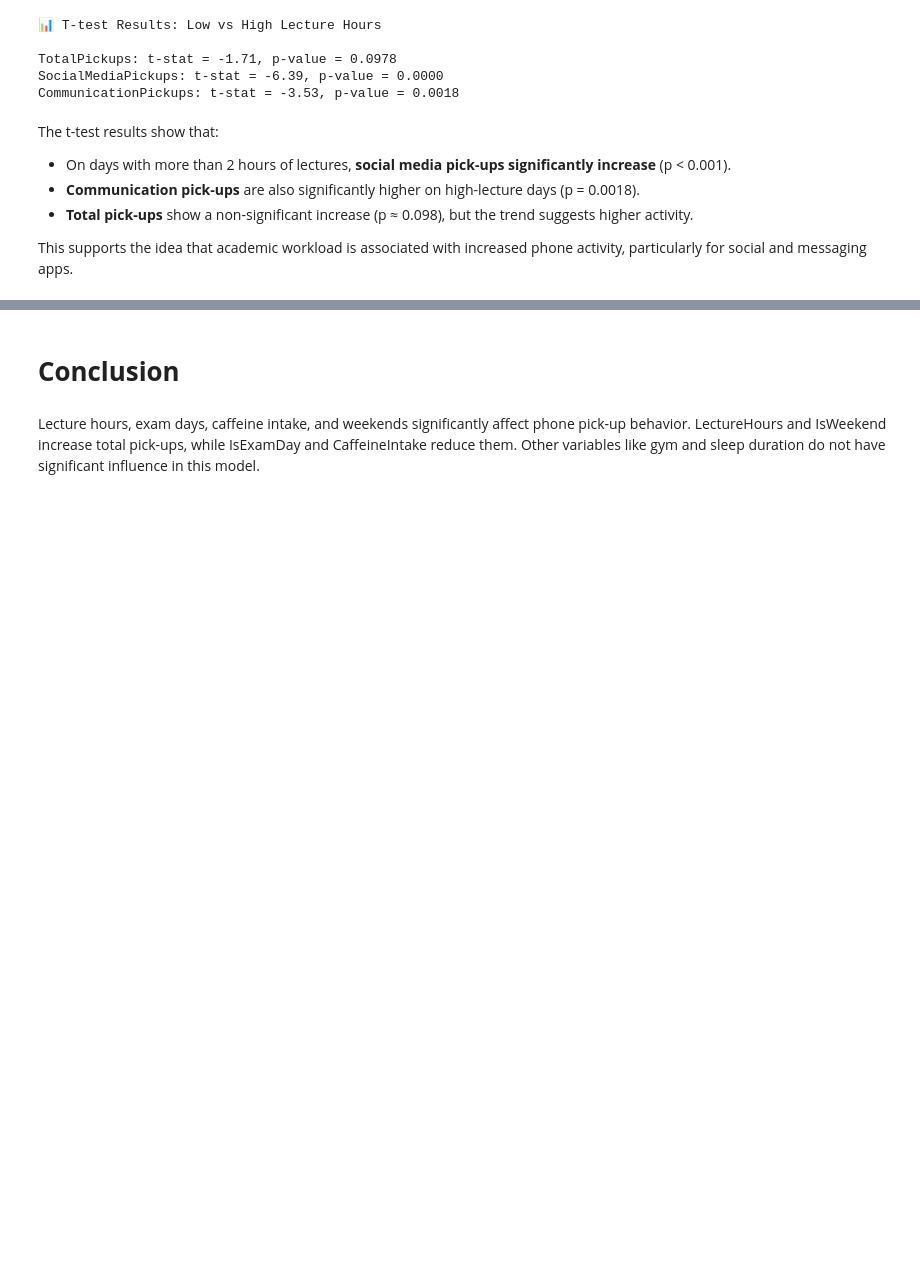
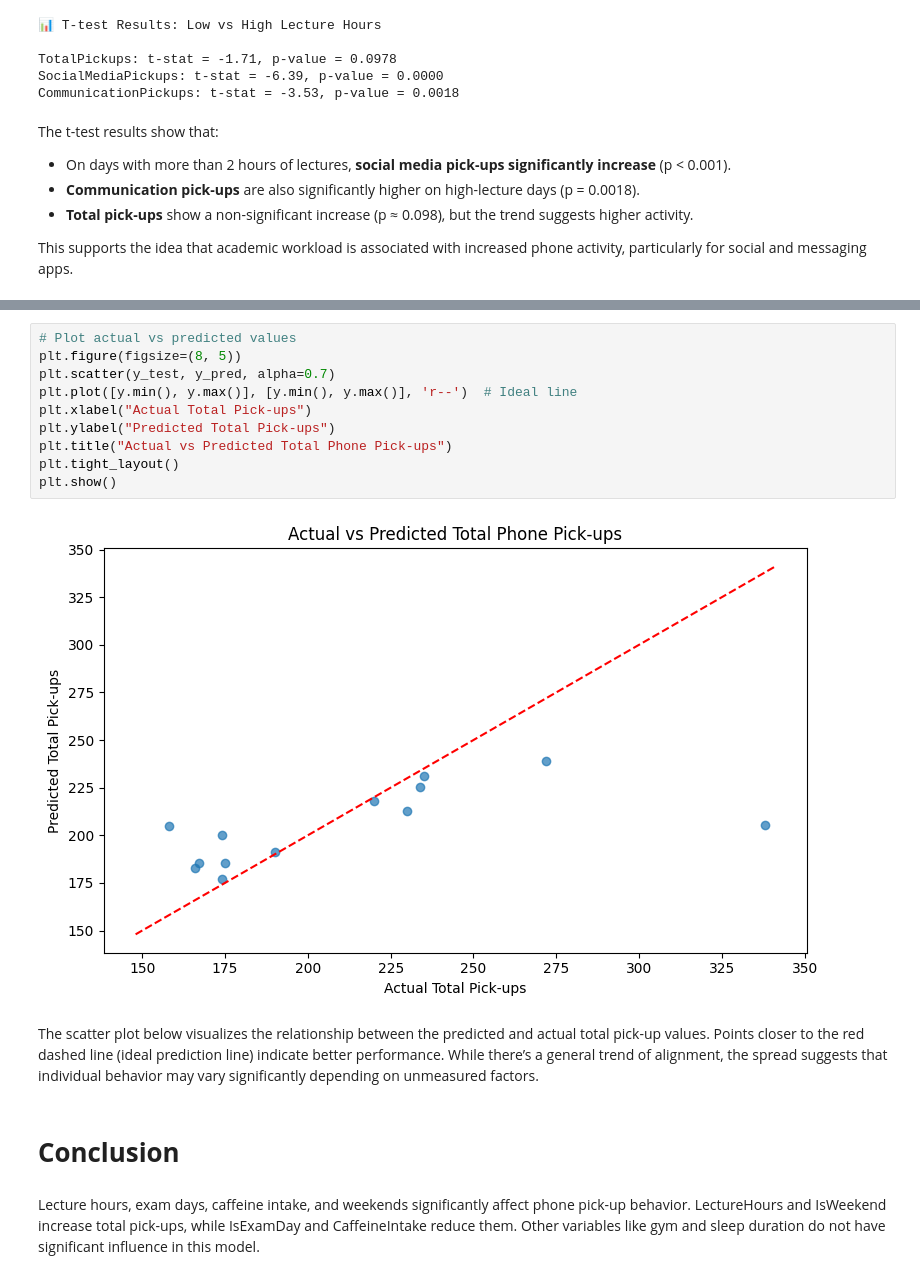
Before and after one commit to Yigidosantos9/DSA210-Term-Project, a Jupyter notebook: main.ipynb, the cells around one changed output, grey strips where cells are left out. Drawn from its saved outputs; the diff is of its cells as text; blank space fills up the shorter version.

```diff
--- a/main.ipynb
+++ b/main.ipynb
@@ -394,3 +446,17 @@ This supports the idea that academic workload is associated with increased phone
+# %%
+# Plot actual vs predicted values
+plt.figure(figsize=(8, 5))
+plt.scatter(y_test, y_pred, alpha=0.7)
+plt.plot([y.min(), y.max()], [y.min(), y.max()], 'r--')  # Ideal line
+plt.xlabel("Actual Total Pick-ups")
+plt.ylabel("Predicted Total Pick-ups")
+plt.title("Actual vs Predicted Total Phone Pick-ups")
+plt.tight_layout()
+plt.show()
+# %% [output]
+[figure, added]
+# %% [markdown]
+The scatter plot below visualizes the relationship between the predicted and actual total pick-up values. Points closer to the red dashed line (ideal prediction line) indicate better performance. While there’s a general trend of alignment, the spread suggests that individual behavior may vary significantly depending on unmeasured factors.
 # %% [markdown]
 # **Conclusion**
 # %% [markdown]
```
Also changed, not shown: parts of 3 cells of this notebook.
